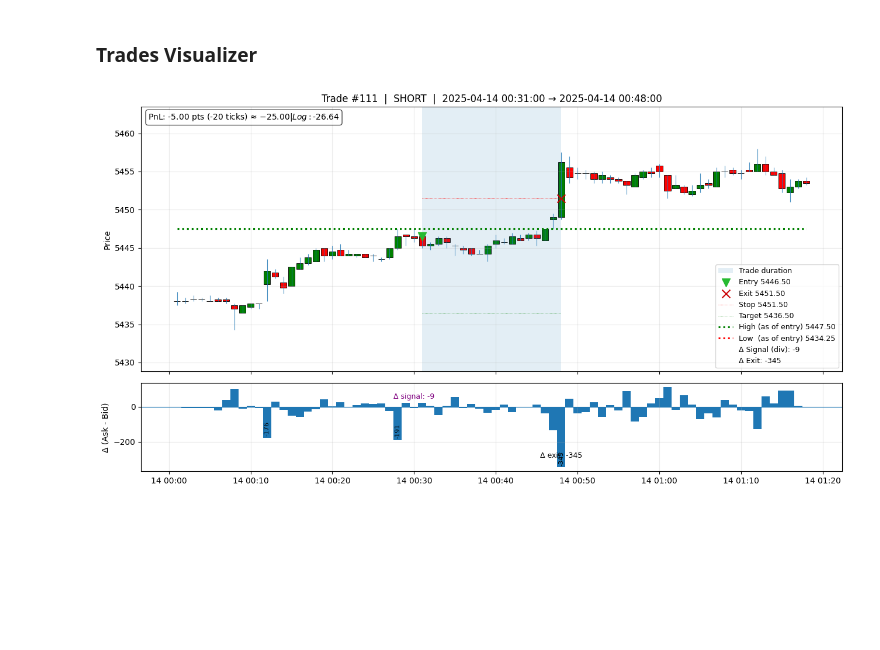
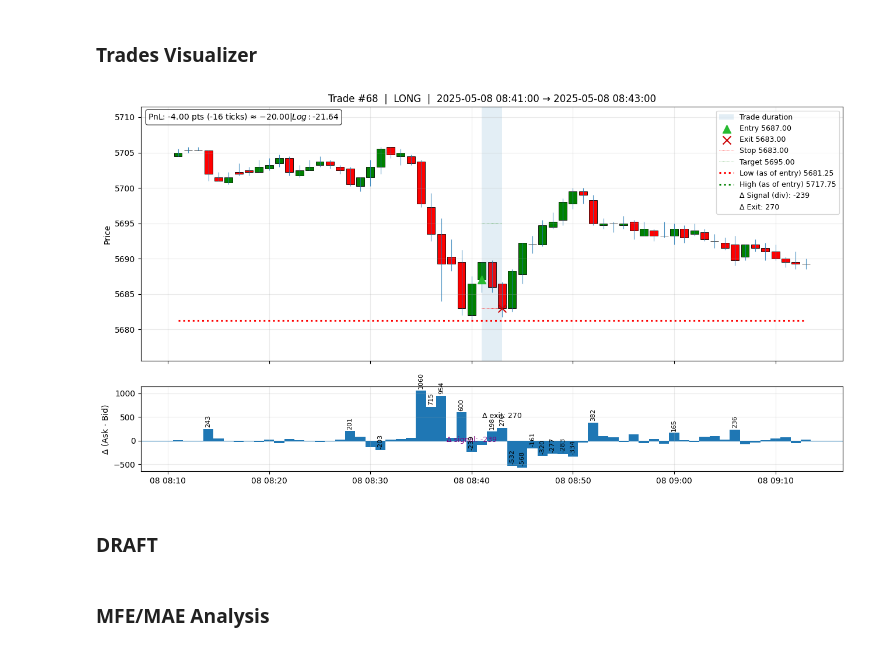
Before and after one commit to mostoro/DeltaX, a Jupyter notebook: deltax.ipynb, the cells around one changed output. Cells and saved outputs as stored; diff of their text form; code cells hidden in the pictures; blank space fills up the shorter version.

```diff
--- a/deltax.ipynb
+++ b/deltax.ipynb
@@ -13,8 +15,8 @@ symbol = 'MES'
 # end    = '2023-10-27' # it could be useful to fiter the data
 amount = 5000
 bar_time = '1min'
-stop_loss = 5
-target = 10
+stop_loss = 4
+target = 8
 #Calling backtesting base class to get some variables
 backtesting_base = back.Backtesting(symbol, amount, bar_time, stop_loss, target) # calling backtesting base
 data_intraday = backtesting_base.data
@@ -471,6 +667,10 @@ def plot_trade(i, look_back='30min', look_ahead='30min',
 # plot_trade(0, sig_col_long='my_long_div', sig_col_short='my_short_div')
 # plot_trade(0, show_entry_delta=True)  # if you also want entry-bar delta
 # %%
-plot_trade(111, label_all_deltas=True,  delta_label_threshold=150)
+plot_trade(68, label_all_deltas=True,  delta_label_threshold=150)
 # %% [output]
-[figure, old version]
+[figure, new version]
+# %% [markdown]
+### DRAFT
+# %% [markdown]
+### MFE/MAE Analysis
```
Also changed, not shown: parts of 10 cells of this notebook.
